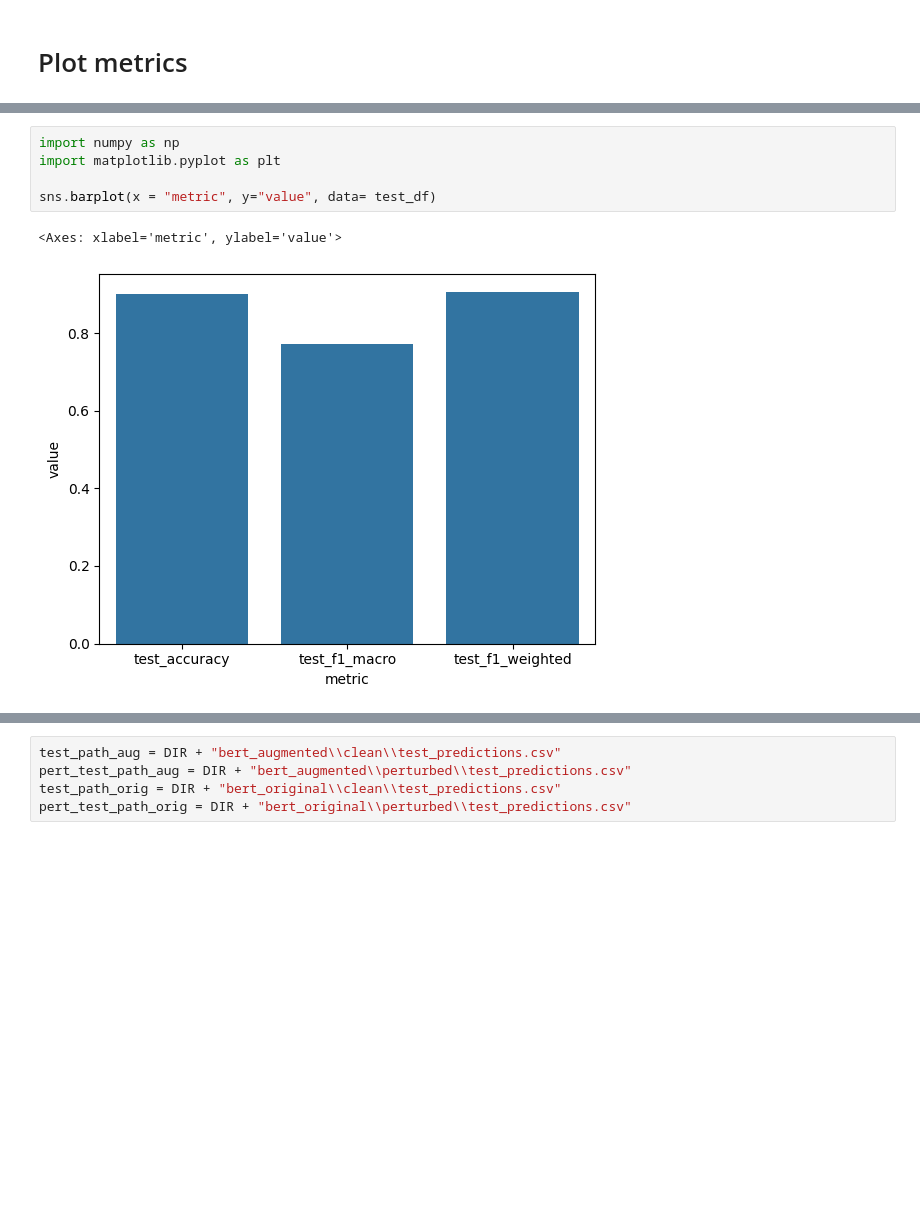
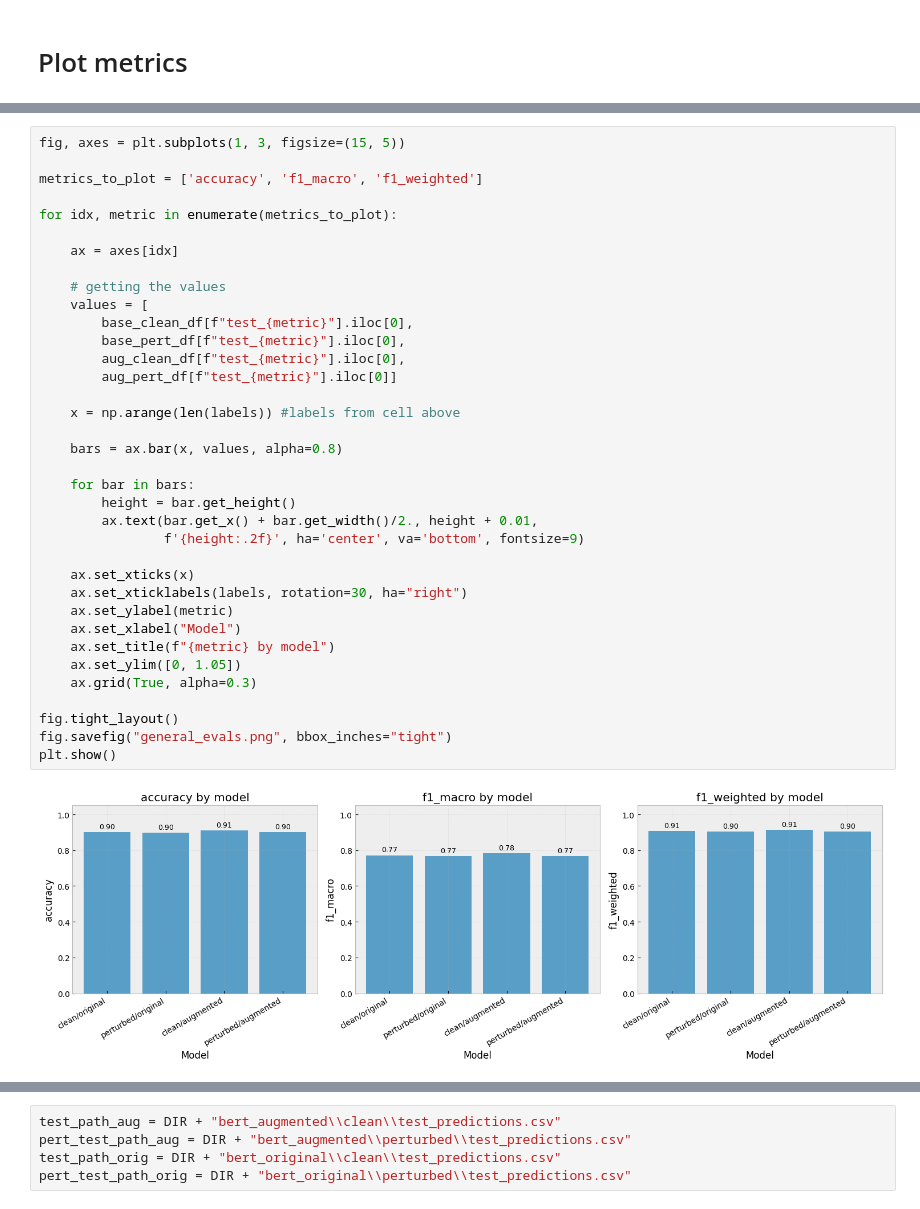
Before and after one commit to Dimasss16/nlp-offensive-language-classifier, a Jupyter notebook: notebooks/eval_visualisation.ipynb, the cells around one changed output, grey strips where cells are left out. Cells and saved outputs as stored; diff of their text form; blank space fills up the shorter version.

```diff
--- a/notebooks/eval_visualisation.ipynb
+++ b/notebooks/eval_visualisation.ipynb
@@ -71,10 +76,40 @@ plt.show()
-# %%
-import numpy as np
-import matplotlib.pyplot as plt
-
-sns.barplot(x = "metric", y="value", data= test_df)
-# %% [output]
-<Axes: xlabel='metric', ylabel='value'>
-[figure, removed]
+# %%
+fig, axes = plt.subplots(1, 3, figsize=(15, 5))
+
+metrics_to_plot = ['accuracy', 'f1_macro', 'f1_weighted']
+
+for idx, metric in enumerate(metrics_to_plot):
+
+    ax = axes[idx]
+
+    # getting the values
+    values = [
+        base_clean_df[f"test_{metric}"].iloc[0],
+        base_pert_df[f"test_{metric}"].iloc[0],
+        aug_clean_df[f"test_{metric}"].iloc[0],
+        aug_pert_df[f"test_{metric}"].iloc[0]]
+
+    x = np.arange(len(labels)) #labels from cell above
+
+    bars = ax.bar(x, values, alpha=0.8)
+
+    for bar in bars:
+        height = bar.get_height()
+        ax.text(bar.get_x() + bar.get_width()/2., height + 0.01,
+                f'{height:.2f}', ha='center', va='bottom', fontsize=9)
+
+    ax.set_xticks(x)
+    ax.set_xticklabels(labels, rotation=30, ha="right")
+    ax.set_ylabel(metric)
+    ax.set_xlabel("Model")
+    ax.set_title(f"{metric} by model")
+    ax.set_ylim([0, 1.05])
+    ax.grid(True, alpha=0.3)
+
+fig.tight_layout()
+fig.savefig("general_evals.png", bbox_inches="tight")
+plt.show()
+# %% [output]
+[figure, added]
 # %% [markdown]
 Create confusion matrices
```
Also changed, not shown: parts of 6 cells of this notebook.
